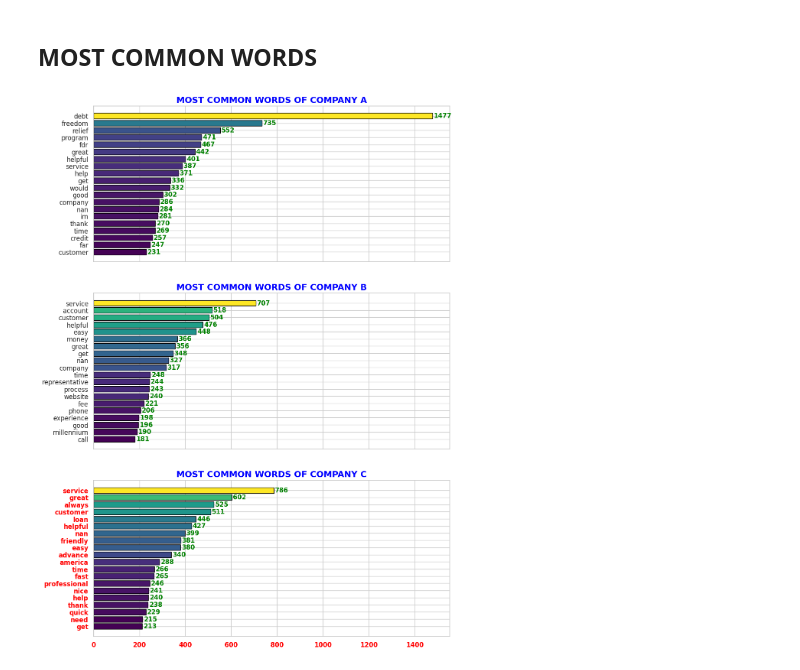
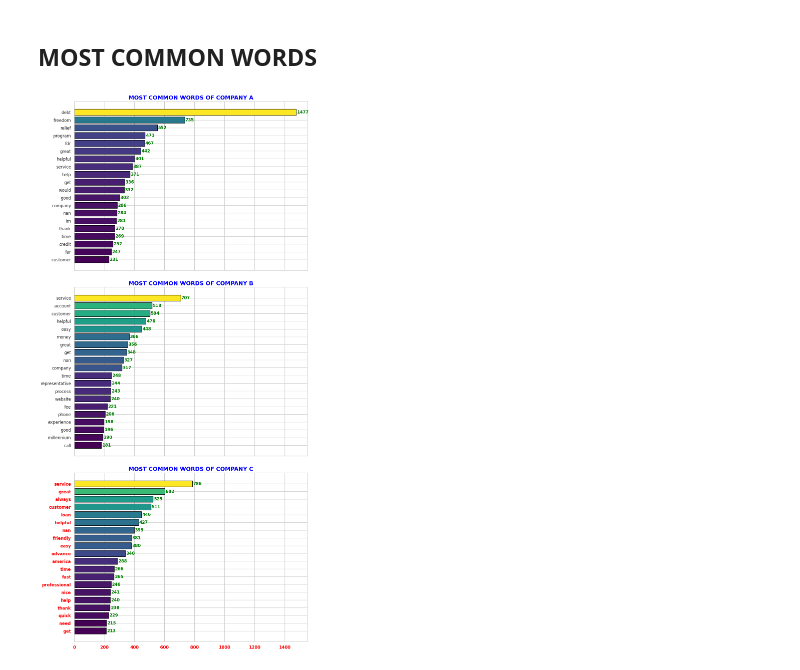
Before and after one commit to arifaygun/CustomerEye, a Jupyter notebook: Company_Reviews(Master2).ipynb, the cells around one changed output. Saved outputs shown, nothing was run; the diff lists cells and outputs as text; code cells hidden in the pictures.

```diff
--- a/Company_Reviews(Master2).ipynb
+++ b/Company_Reviews(Master2).ipynb
@@ -273,45 +273,46 @@ def calculate_display_and_chart_word_counts(data, title, ax, top_n=20):
     # Normalize values for gradient colors
     norm = plt.Normalize(min(top_word_counts), max(top_word_counts))
 
-    # Create a horizontal bar chart with gradient colors on the specified subplot
-    bars = ax.barh(top_words, top_word_counts, color=color_map(norm(top_word_counts)), edgecolor='black', height=0.8)
+    # Add spacing between bars by adjusting the width
+    bar_width = 0.8
+    bars = ax.barh(top_words, top_word_counts, color=color_map(norm(top_word_counts)), edgecolor='black', height=bar_width)
 
     # Add data values on each bar with custom font size, weight, and color
     for bar, count in zip(bars, top_word_counts):
-        ax.text(bar.get_width() + 5, bar.get_y() + bar.get_height() / 2, str(count),
+        ax.text(bar.get_width() + 5, bar.get_y() + bar_width / 2, str(count),
                 va='center', fontsize=12, fontweight='bold', color='green')
 
     # Set axis labels and invert the y-axis for better readability
     ax.invert_yaxis()
 
     # Add a title with specified properties
     ax.set_title(f'MOST COMMON WORDS OF {title}', fontsize=16, fontweight='bold', color='blue')
 
     # Customize xticks and yticks
-    ax.tick_params(axis='both', which='major', labelsize=12, color='red', width=2, length=6)
+    ax.tick_params(axis='both', which='major', labelsize=12, color='red', width=4, length=6)
     ax.xaxis.label.set_size(12)
     ax.yaxis.label.set_size(12)
 
 # Create subplots for the three DataFrames in a single column with three rows, add more gap between subplots
-fig, axs = plt.subplots(3, 1, figsize=(12, 18), sharex=True, gridspec_kw={'hspace': 0.2})
+fig, axs = plt.subplots(3, 1, figsize=(12, 28), sharex=True, gridspec_kw={'hspace': 0.1})
 
 # Apply the function to your DataFrames with subplots
 calculate_display_and_chart_word_counts(df1['Cleaned_Reviews'], 'COMPANY A', axs[0])
 calculate_display_and_chart_word_counts(df2['Cleaned_Reviews'], 'COMPANY B', axs[1])
 calculate_display_and_chart_word_counts(df3['Cleaned_Reviews'], 'COMPANY C', axs[2])
 
 # Customize xticks and yticks for all subplots
 for ax in axs:
     ax.tick_params(axis='both', which='major', labelsize=12, color='red', width=2, length=6)
     ax.xaxis.label.set_size(12)
     ax.yaxis.label.set_size(12)
 
 # Customize xticks and yticks for the entire figure
 plt.xticks(fontsize=12, color='red', weight='bold')
 plt.yticks(fontsize=12, color='red', weight='bold')
 
 # Show the subplots
 plt.tight_layout()
 plt.show()
 # %% [output]
-[figure, old version]
+[figure, new version]
```
